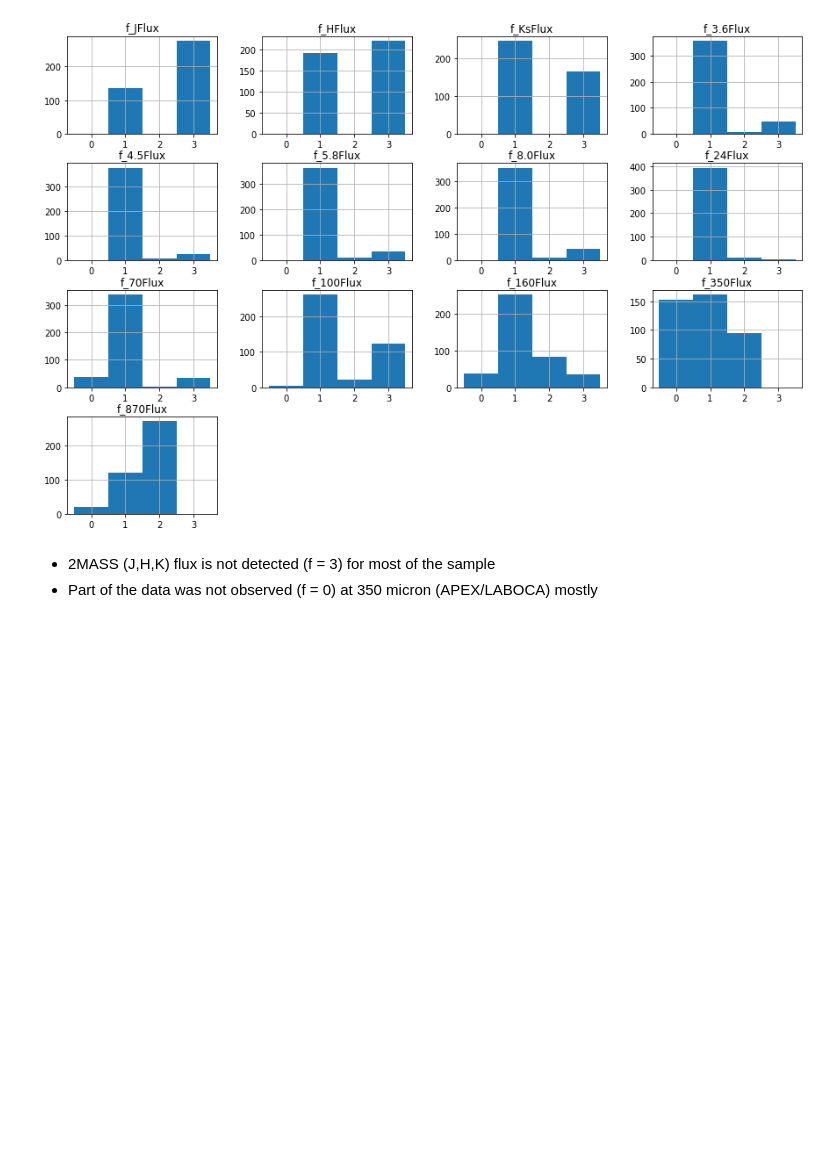
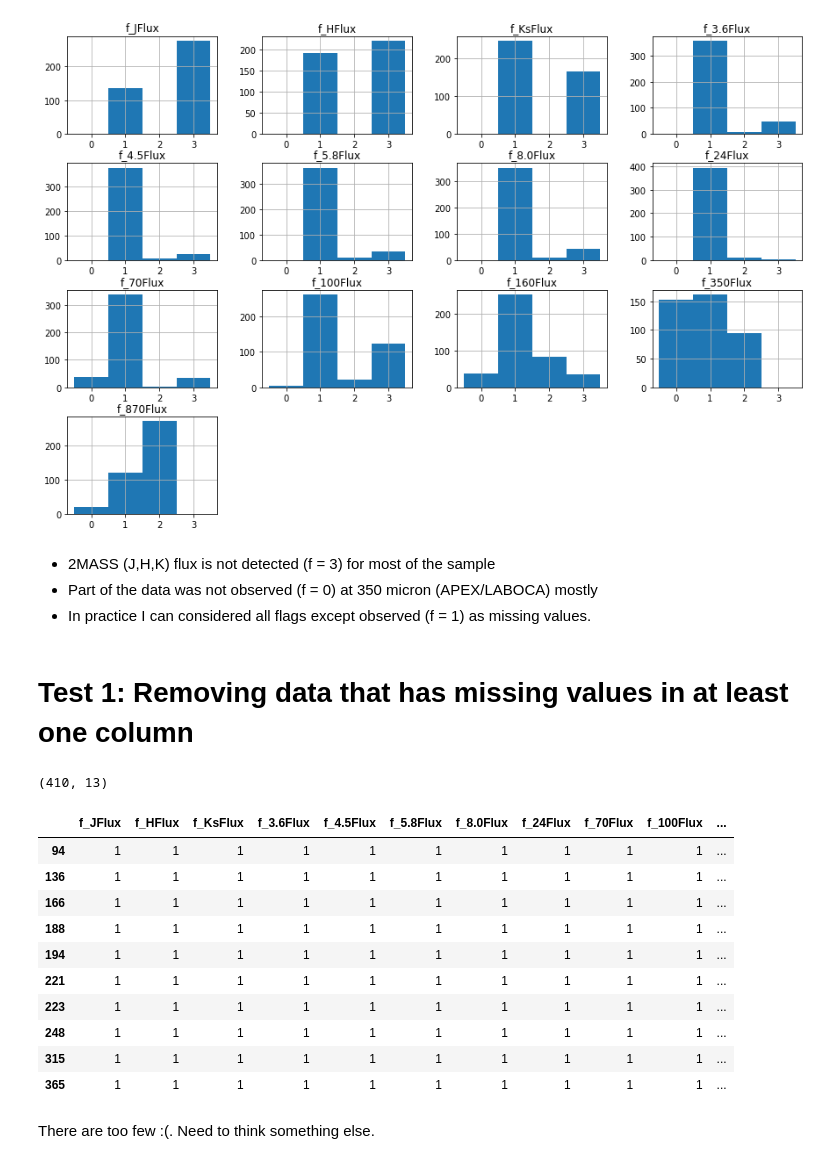
Before and after one commit to akdiaz/HOPS_ML, a Jupyter notebook: Data_Exploration.ipynb, the cells around one changed output. Saved outputs shown, nothing was run; the diff lists cells and outputs as text; code cells hidden in the pictures; blank space fills up the shorter version.

Commit message:
Exploration of data. Test 1. 	    - Remove all data with at least one missing value. 	    - Only 10 samples remain. Not good!

```diff
--- a/Data_Exploration.ipynb
+++ b/Data_Exploration.ipynb
@@ -58,3 +62,28 @@ hops_flags.hist(bins=bins,figsize=(15, 10));
 # %% [markdown]
 * 2MASS (J,H,K) flux is not detected (f = 3) for most of the sample
 * Part of the data was not observed (f = 0) at 350 micron (APEX/LABOCA) mostly
+* In practice I can considered all flags except observed (f = 1) as missing values.
+# %% [markdown]
+# Test 1: Removing data that has missing values in at least one column
+# %%
+hops_flags.shape
+# %% [output]
+(410, 13)
+# %%
+new_hops = hops_flags[hops_flags.eq(1).all(axis=1)]
+# %%
+new_hops
+# %% [output]
+|  | f_JFlux | f_HFlux | f_KsFlux | f_3.6Flux | f_4.5Flux | f_5.8Flux | f_8.0Flux | f_24Flux | f_70Flux | f_100Flux | ... |
+| 94 | 1 | 1 | 1 | 1 | 1 | 1 | 1 | 1 | 1 | 1 | ... |
+| 136 | 1 | 1 | 1 | 1 | 1 | 1 | 1 | 1 | 1 | 1 | ... |
+| 166 | 1 | 1 | 1 | 1 | 1 | 1 | 1 | 1 | 1 | 1 | ... |
+| 188 | 1 | 1 | 1 | 1 | 1 | 1 | 1 | 1 | 1 | 1 | ... |
+| 194 | 1 | 1 | 1 | 1 | 1 | 1 | 1 | 1 | 1 | 1 | ... |
+| 221 | 1 | 1 | 1 | 1 | 1 | 1 | 1 | 1 | 1 | 1 | ... |
+| 223 | 1 | 1 | 1 | 1 | 1 | 1 | 1 | 1 | 1 | 1 | ... |
+| 248 | 1 | 1 | 1 | 1 | 1 | 1 | 1 | 1 | 1 | 1 | ... |
+| 315 | 1 | 1 | 1 | 1 | 1 | 1 | 1 | 1 | 1 | 1 | ... |
+| 365 | 1 | 1 | 1 | 1 | 1 | 1 | 1 | 1 | 1 | 1 | ... |
+# %% [markdown]
+There are too few :(. Need to think something else.
```
Also changed, not shown: parts of 1 cell of this notebook.
